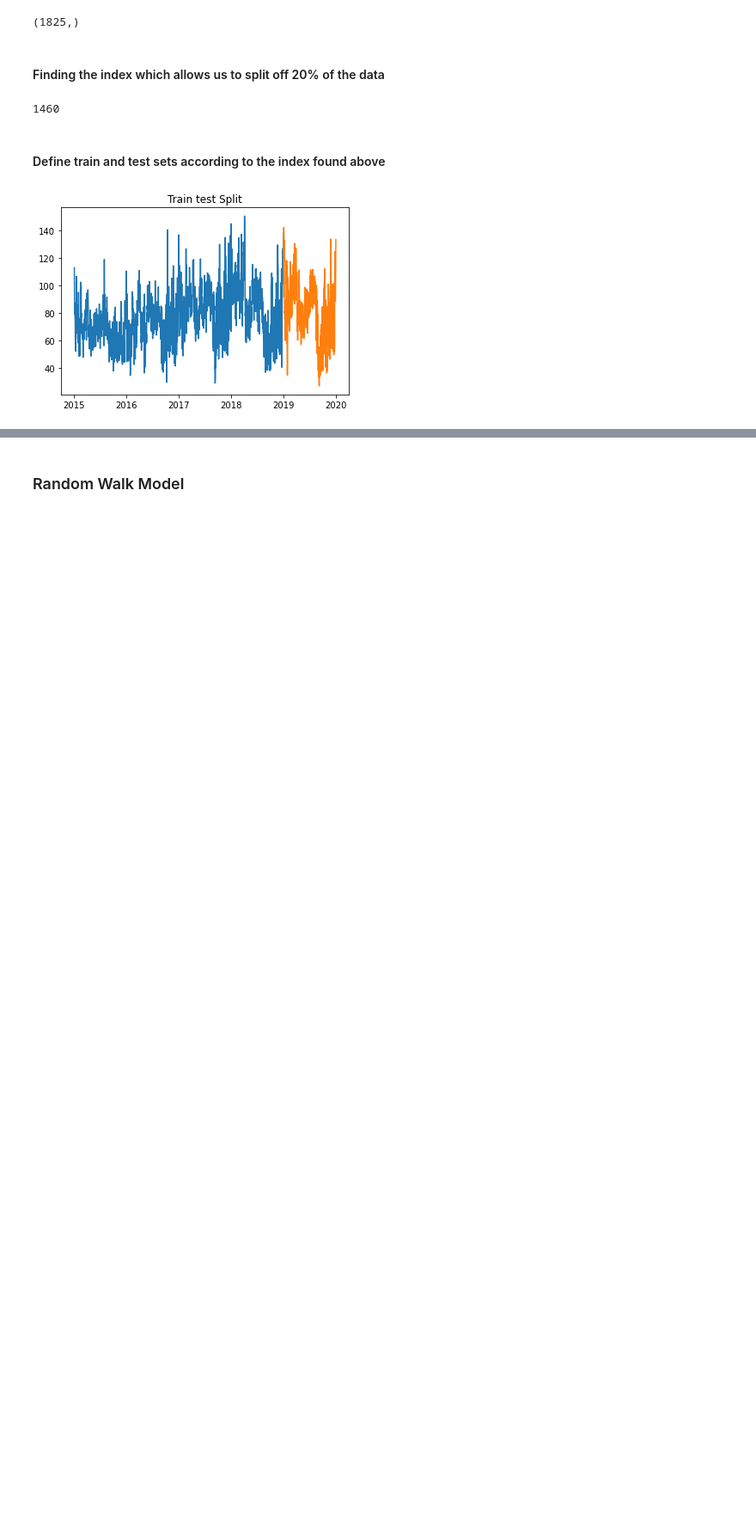
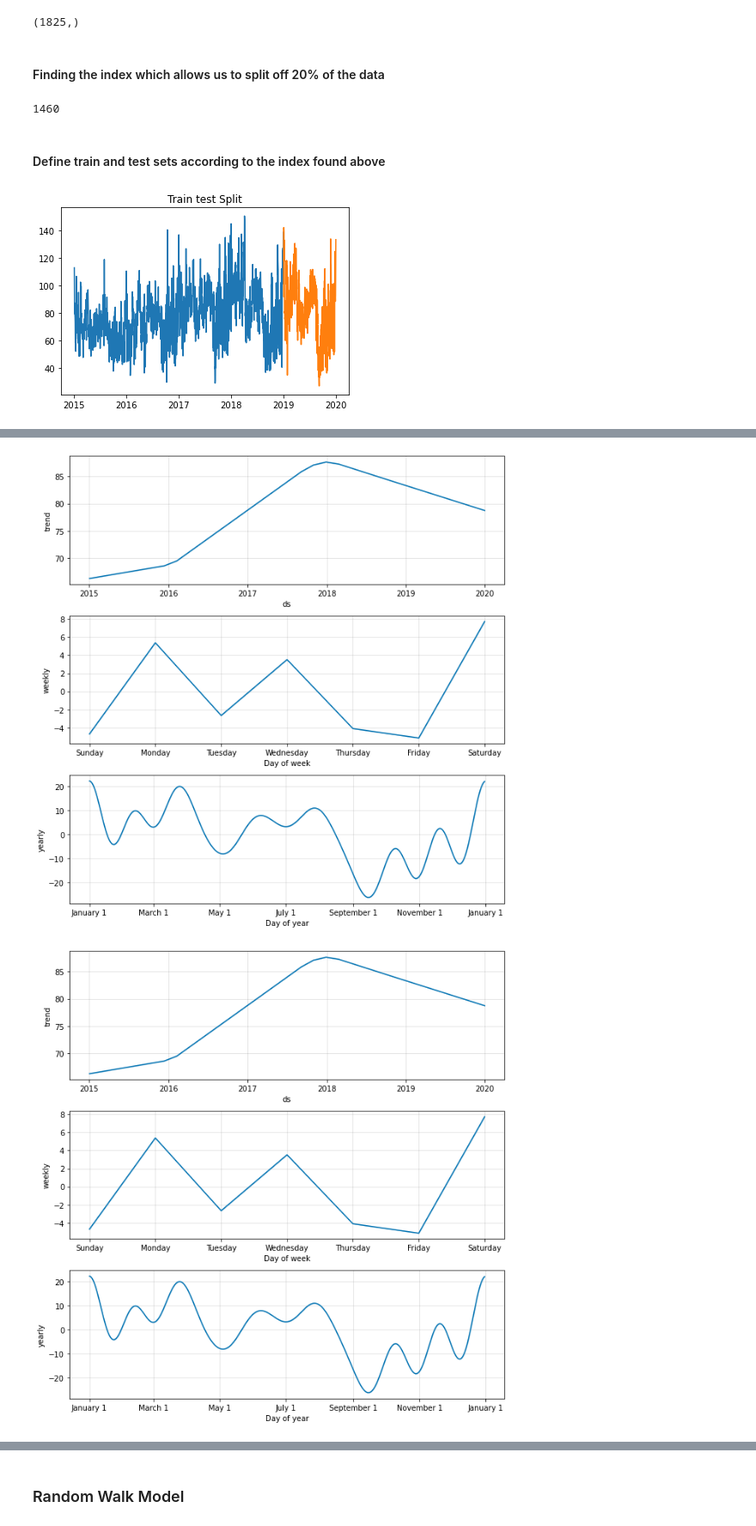
Before and after one commit to annachant/Capstone-Disney-World-Date-and-Attendance-Predictor, a Jupyter notebook: EDA.ipynb, the cells around one changed output, grey strips where cells are left out. Shown at 86% size. Drawn from its saved outputs; the diff is of its cells as text; code cells hidden in the pictures; blank space fills up the shorter version.

```diff
--- a/EDA.ipynb
+++ b/EDA.ipynb
@@ -326,0 +372,5 @@ ax.set_title('Train test Split');
+# %%
+m.plot_components(forecast)
+# %% [output]
+[figure, added]
+[figure, added]
```
Also changed, not shown: parts of 228 cells of this notebook, 1 other file.
